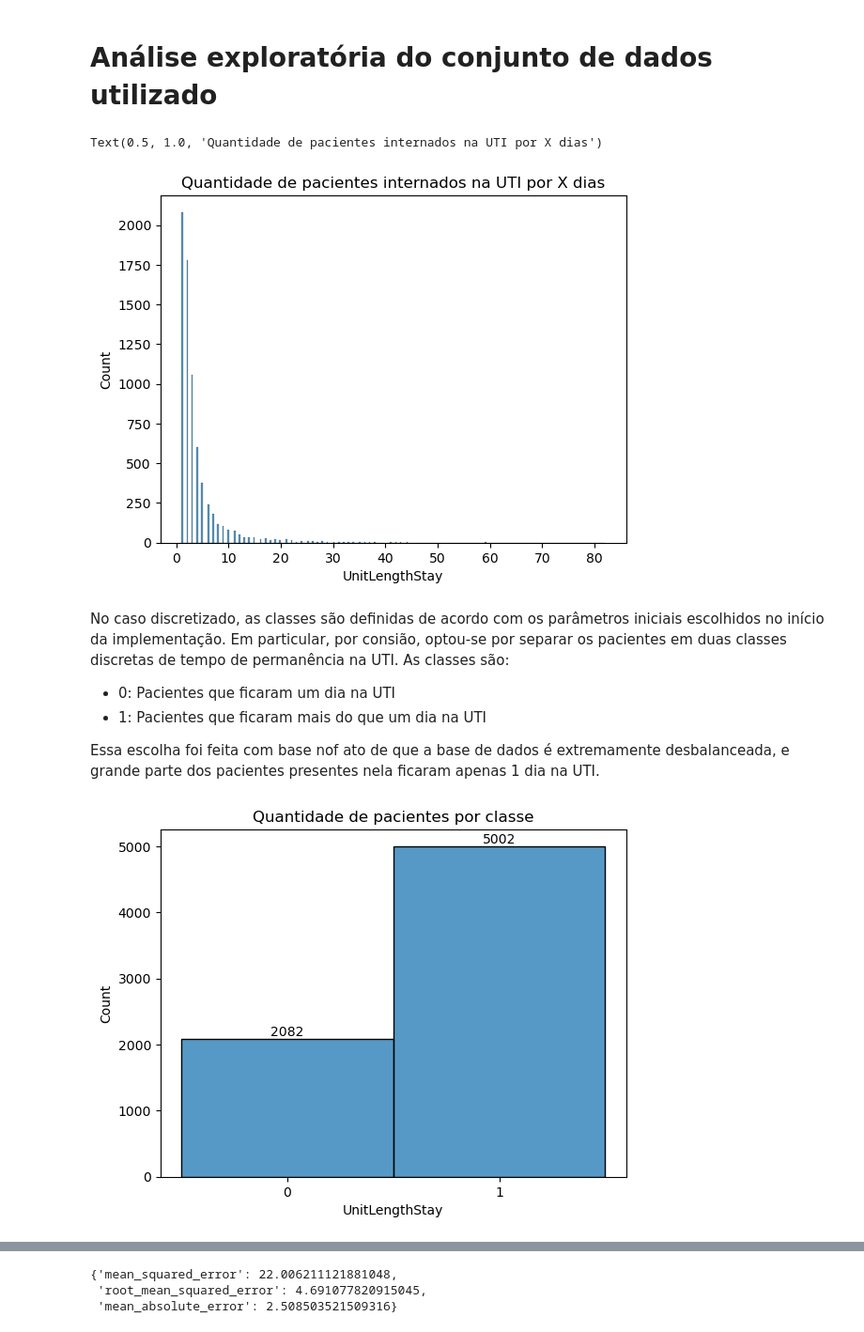
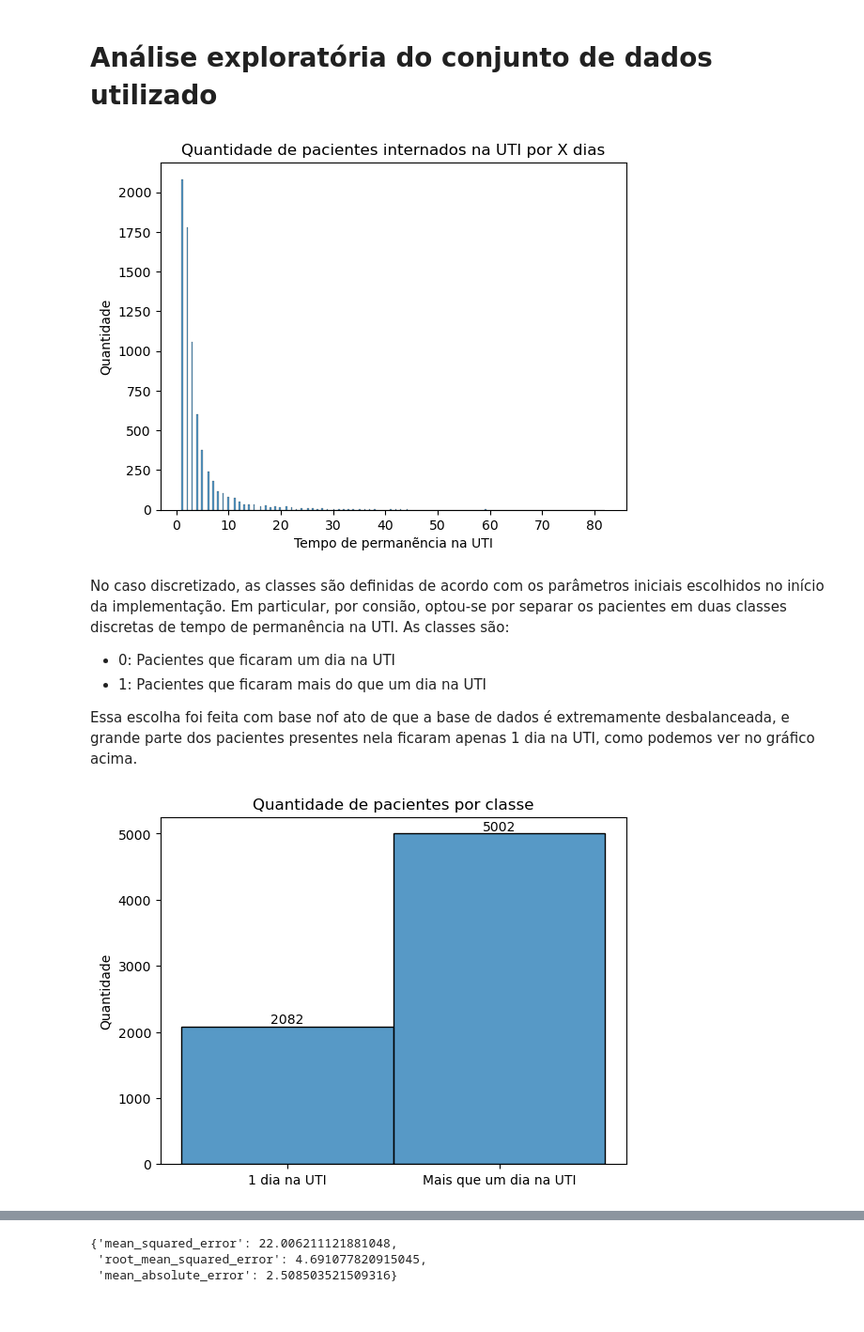
Before and after one commit to lframosferreira/ml-final-project, a Jupyter notebook: main.ipynb, the cells around one changed output, grey strips where cells are left out. Shown at 94% size. Drawn from its saved outputs; the diff is of its cells as text; code cells hidden in the pictures.

Commit message:
making plots prettier

```diff
--- a/main.ipynb
+++ b/main.ipynb
@@ -168,33 +168,37 @@ INSTRUÇÕES DE COMO RODAR TUDO
 # Análise exploratória do conjunto de dados utilizado
 # %%
 plt.title("Quantidade de pacientes internados na UTI por X dias")
-sns.histplot(data=labels_regression)
+ax = sns.histplot(data=labels_regression)
+ax.set_ylabel("Quantidade")
+ax.set_xlabel("Tempo de permanẽncia na UTI")
+None
 # %% [output]
-Text(0.5, 1.0, 'Quantidade de pacientes internados na UTI por X dias')
-[figure, old version]
+[figure, new version]
 # %% [markdown]
 No caso discretizado, as classes são definidas de acordo com os parâmetros iniciais escolhidos no início da implementação. Em particular, por consião, optou-se por separar os pacientes em duas classes discretas de tempo de permanência na UTI. As classes são:
 
 - 0: Pacientes que ficaram um dia na UTI
 - 1: Pacientes que ficaram mais do que um dia na UTI
 
-Essa escolha foi feita com base nof ato de que a base de dados é extremamente desbalanceada, e grande parte dos pacientes presentes nela ficaram apenas 1 dia na UTI.
+Essa escolha foi feita com base nof ato de que a base de dados é extremamente desbalanceada, e grande parte dos pacientes presentes nela ficaram apenas 1 dia na UTI, como podemos ver no gráfico acima.
 # %%
 plt.title("Quantidade de pacientes por classe")
 ax = sns.histplot(data=labels_classification)
 for rect in ax.patches:
     height = rect.get_height()
     ax.text(
         rect.get_x() + rect.get_width() / 2,
         height,
         f"{height}",
         ha="center",
         va="bottom",
     )
+ax.set_xlabel(None)
+ax.set_ylabel("Quantidade")
 ax.set_xticks(ticks=np.arange(len(BINS) - 1))
-ax.set_xticklabels([0, 1])
+ax.set_xticklabels(["1 dia na UTI", "Mais que um dia na UTI"])
 None
 # %% [output]
-[figure, old version]
+[figure, new version]
 # %%
 plt.title("Quantidade de pacientes por idade")
```
Also changed, not shown: parts of 8 cells of this notebook.
